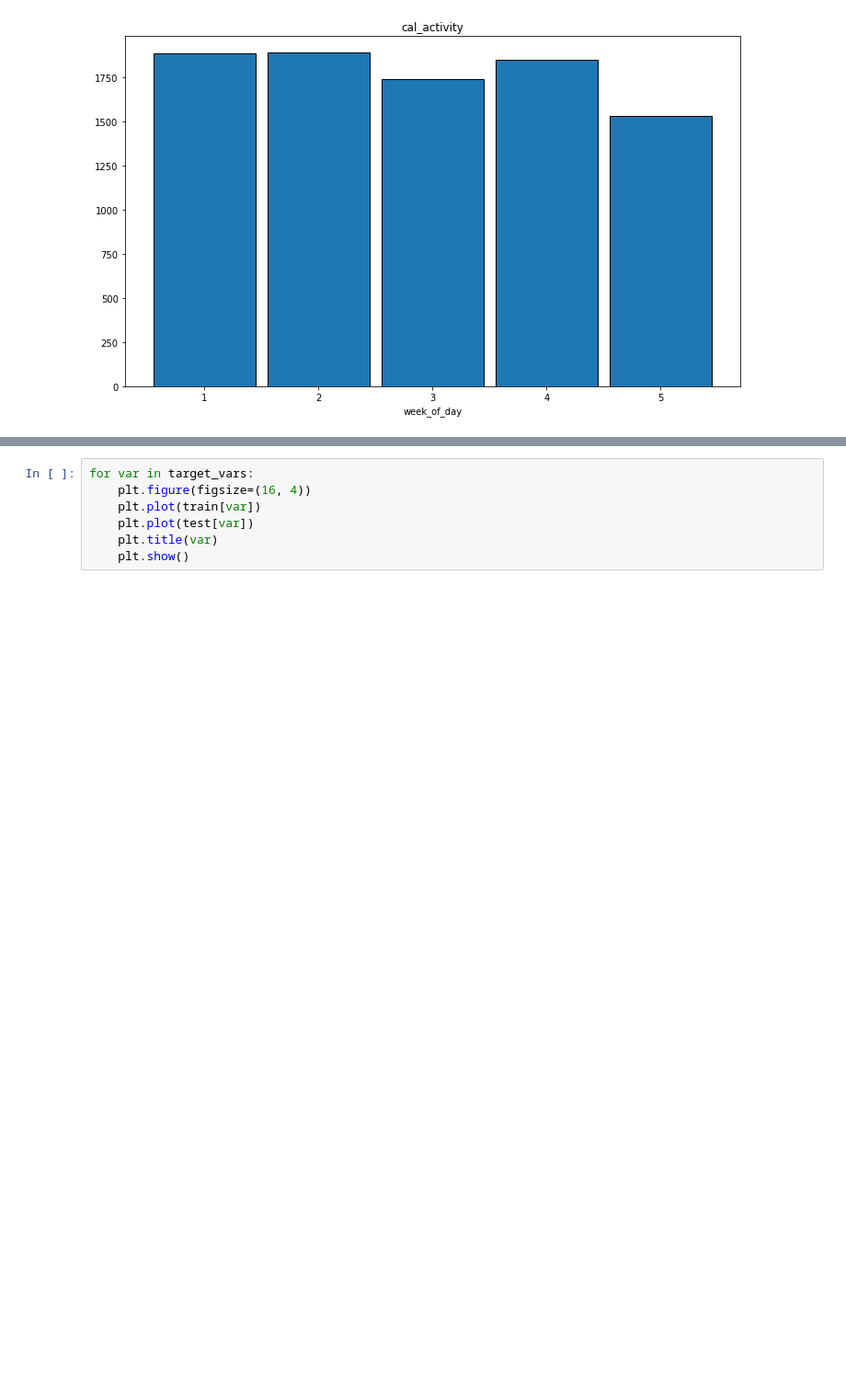
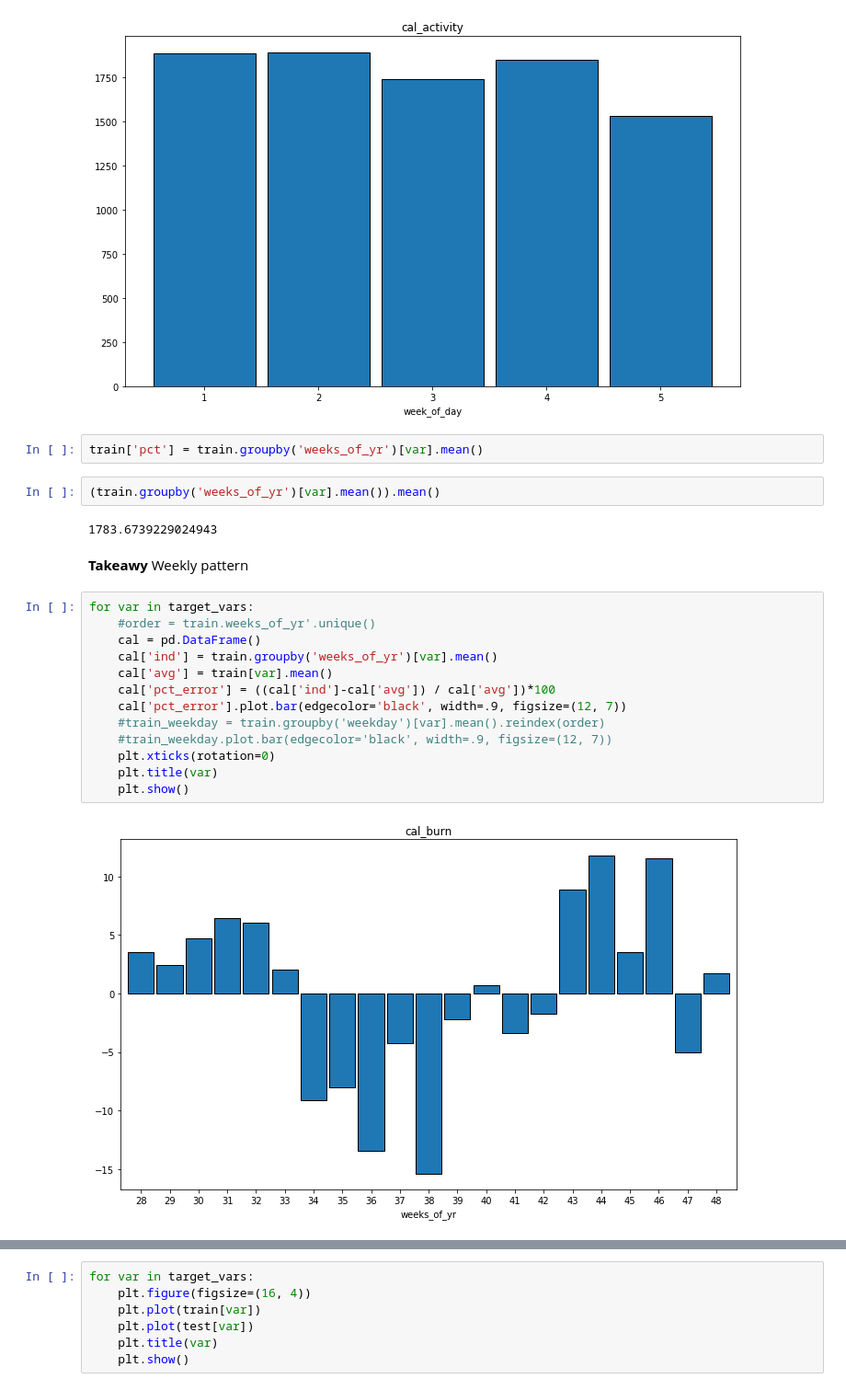
Before and after one commit to BlancoRD/Fitbit-Time-Series, a Jupyter notebook: JQ.ipynb, the cells around one changed output, grey strips where cells are left out. Shown at 92% size. Drawn from its saved outputs; the diff is of its cells as text; blank space fills up the shorter version.

```diff
--- a/JQ.ipynb
+++ b/JQ.ipynb
@@ -222,3 +233,26 @@ for var in target_vars:
 [figure]
 [figure]
 [figure]
+# %%
+train['pct'] = train.groupby('weeks_of_yr')[var].mean()
+# %%
+(train.groupby('weeks_of_yr')[var].mean()).mean()
+# %% [output]
+1783.6739229024943
+# %% [markdown]
+**Takeawy** Weekly pattern
+# %%
+for var in target_vars:
+    #order = train.weeks_of_yr'.unique()
+    cal = pd.DataFrame()
+    cal['ind'] = train.groupby('weeks_of_yr')[var].mean()
+    cal['avg'] = train[var].mean()
+    cal['pct_error'] = ((cal['ind']-cal['avg']) / cal['avg'])*100
+    cal['pct_error'].plot.bar(edgecolor='black', width=.9, figsize=(12, 7))
+    #train_weekday = train.groupby('weekday')[var].mean().reindex(order)
+    #train_weekday.plot.bar(edgecolor='black', width=.9, figsize=(12, 7))
+    plt.xticks(rotation=0)
+    plt.title(var)
+    plt.show()
+# %% [output]
+[figure, added]
```
Also changed, not shown: parts of 6 cells of this notebook.
